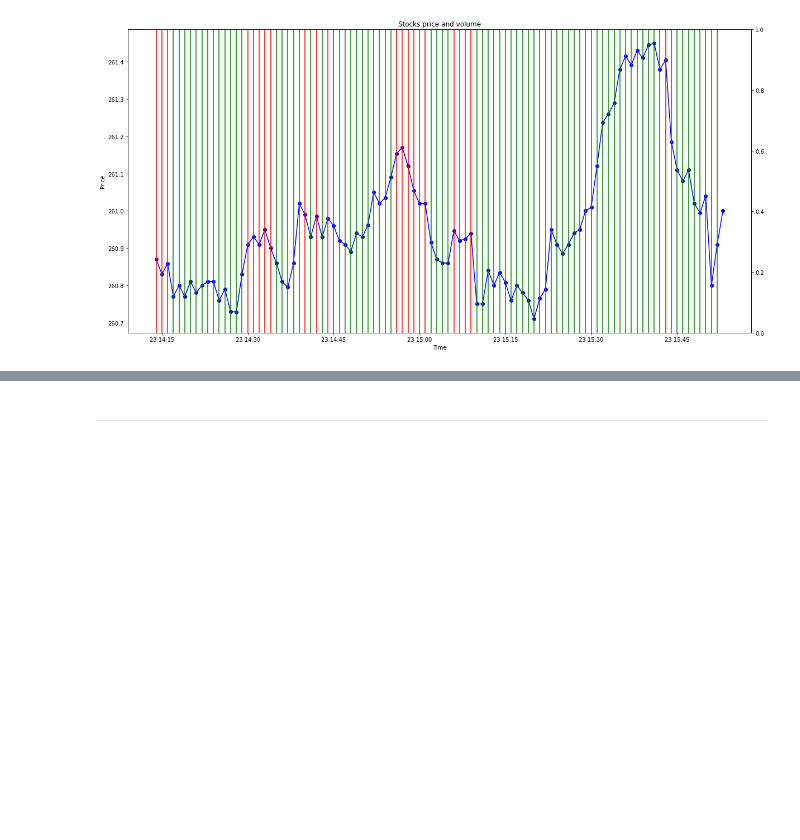
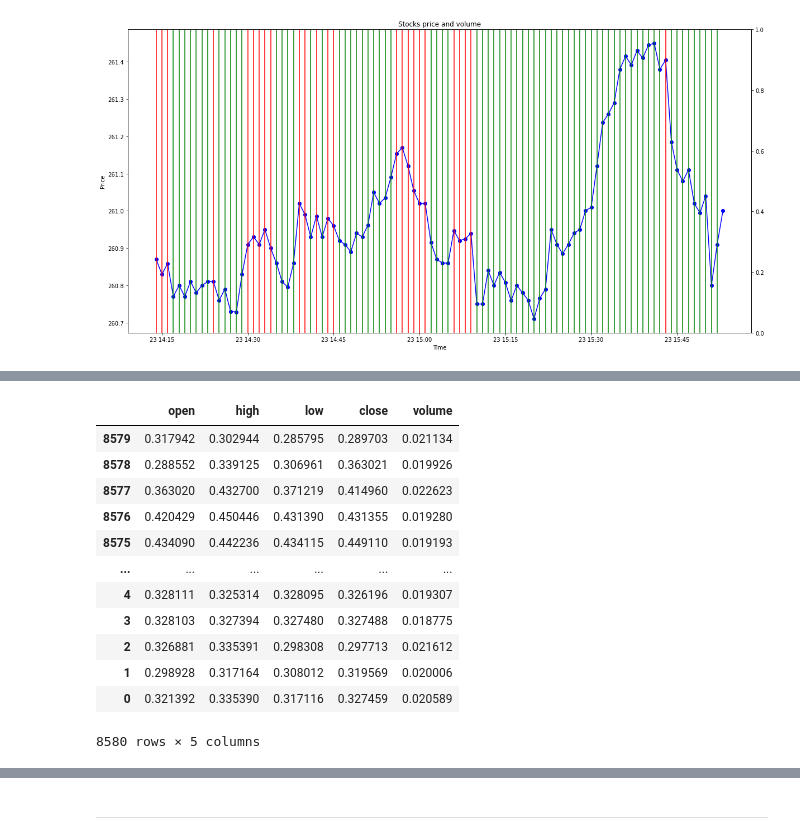
Before and after one commit to Varun487/BinaryOptions_DeepLearning, a Jupyter notebook: Models/Backtesting.ipynb, the cells around one changed output, grey strips where cells are left out. Cells and saved outputs as stored; diff of their text form; code cells hidden in the pictures; blank space fills up the shorter version.

```diff
--- a/Models/Backtesting.ipynb
+++ b/Models/Backtesting.ipynb
@@ -1539,0 +1734,3 @@ Text(0.5, 1.0, '')
+# %%
+df = stock[['time','open','high','low','close','volume']]
+df.head()
@@ -1539,0 +1762,31 @@ Text(0.5, 1.0, '')
+# %%
+'''Calculate percentage change'''
+
+df['open'] = df['open'].pct_change() # Create arithmetic returns column
+df['high'] = df['high'].pct_change() # Create arithmetic returns column
+df['low'] = df['low'].pct_change() # Create arithmetic returns column
+df['close'] = df['close'].pct_change() # Create arithmetic returns column
+df['volume'] = df['volume'].pct_change()
+
+df.dropna(how='any', axis=0, inplace=True) # Drop all rows with NaN values
+
+###############################################################################
+'''Normalize price columns'''
+
+min_return = min(df[['open', 'high', 'low', 'close']].min(axis=0))
+max_return = max(df[['open', 'high', 'low', 'close']].max(axis=0))
+
+# Min-max normalize price columns (0-1 range)
+df['open'] = (df['open'] - min_return) / (max_return - min_return)
+df['high'] = (df['high'] - min_return) / (max_return - min_return)
+df['low'] = (df['low'] - min_return) / (max_return - min_return)
+df['close'] = (df['close'] - min_return) / (max_return - min_return)
+
+###############################################################################
+'''Normalize volume column'''
+
+min_volume = df['volume'].min(axis=0)
+max_volume = df['volume'].max(axis=0)
+
+# Min-max normalize volume columns (0-1 range)
+df['volume'] = (df['volume'] - min_volume) / (max_volume - min_volume)
@@ -1539,0 +1802,18 @@ Text(0.5, 1.0, '')
+# %%
+df.drop(columns=['time'], inplace=True)
+# %%
+df[seq_len:]
+# %% [output]
+|  | open | high | low | close | volume |
+| 8579 | 0.317942 | 0.302944 | 0.285795 | 0.289703 | 0.021134 |
+| 8578 | 0.288552 | 0.339125 | 0.306961 | 0.363021 | 0.019926 |
+| 8577 | 0.363020 | 0.432700 | 0.371219 | 0.414960 | 0.022623 |
+| 8576 | 0.420429 | 0.450446 | 0.431390 | 0.431355 | 0.019280 |
+| 8575 | 0.434090 | 0.442236 | 0.434115 | 0.449110 | 0.019193 |
+| ... | ... | ... | ... | ... | ... |
+| 4 | 0.328111 | 0.325314 | 0.328095 | 0.326196 | 0.019307 |
+| 3 | 0.328103 | 0.327394 | 0.327480 | 0.327488 | 0.018775 |
+| 2 | 0.326881 | 0.335391 | 0.298308 | 0.297713 | 0.021612 |
+| 1 | 0.298928 | 0.317164 | 0.308012 | 0.319569 | 0.020006 |
+| 0 | 0.321392 | 0.335390 | 0.317116 | 0.327459 | 0.020589 |
+8580 rows × 5 columns
```
Also changed, not shown: parts of 22 cells of this notebook.
